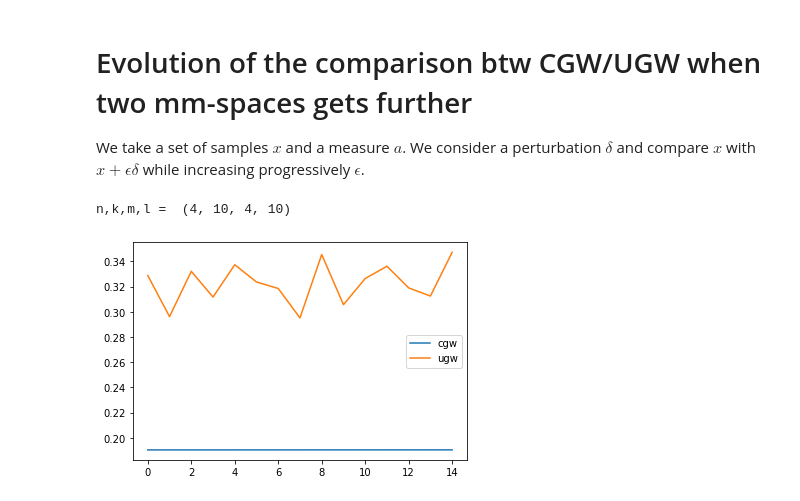
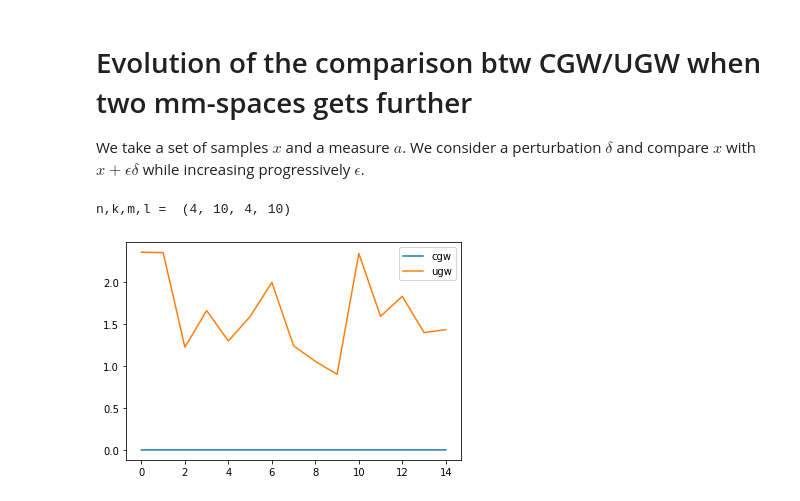
Before and after one commit to thibsej/unbalanced_gromov_wasserstein, a Jupyter notebook: conic/Conic-GW.ipynb, the cells around one changed output. Saved outputs shown, nothing was run; the diff lists cells and outputs as text; code cells hidden in the pictures.

Commit message:
Update random sampling choice

```diff
--- a/conic/Conic-GW.ipynb
+++ b/conic/Conic-GW.ipynb
@@ -82,7 +80,7 @@ Generate a conic kernel with $\tau=1$
 # %%
 tau = 1
 K = CGW_Kernel(DX,DY,R,S, tau)
-Alpha = np.random.rand( n,k, m,l )
+Alpha = np.random.exponential(scale=1.0, size=(n,k,m,l))
 print(f'Dimension of conic kernel = {apply_K(K,Alpha).shape}')
 # %% [output]
 Dimension of conic kernel = (6, 10, 6, 10)
@@ -136,7 +134,7 @@ def Solve_CGW(K, R, S, n,k,m,l, niter=10,nruns=1,verbose=True):
     CGWcost = np.zeros((niter,nruns))
     for kt in range(nruns):
         # initialize matching
-        Alpha = np.random.rand( n,k, m,l )
+        Alpha = np.random.exponential(scale=1.0, size=(n,k,m,l))
         Alpha = Alpha / np.sum(Alpha.flatten())
         H = range(niter)
         if verbose:
@@ -205,11 +209,12 @@ def Solve_UGW(DX,DY,a,b,nruns=5,verbose=True):
     a1 = torch.from_numpy(a).type(torch.FloatTensor)
     b1 = torch.from_numpy(b).type(torch.FloatTensor)
     UGWcost = np.zeros(nruns)
+    law = torch.distributions.exponential.Exponential(torch.tensor([1.0]))
     H = range(nruns)
     if verbose:
         H = pb.progressbar(H)
     for kt in H:
-        pi0 = torch.rand((n,m))
+        pi0 = law.sample((n,m)).reshape((n,m))
         pi0 = pi0/torch.sum(pi0)
 
 #         # For vanilla solver
@@ -298,16 +327,16 @@ l = 11
 
 # generate random points and metrics
 d = 2
-a = (np.random.rand(n))
-b = (np.random.rand(m))
+a = (np.random.exponential(scale=1.0, size=n))
+b = (np.random.exponential(scale=1.0, size=m))
 x = np.random.rand(d,n)
 y = np.random.rand(d,m)
 DX = distmat(x,x)
 DY = distmat(y,y)
 
 # conic kernel
-rmax = np.sqrt( np.sum(a) )
-smax = np.sqrt( np.sum(b) )
+rmax = np.sqrt( np.max(a) )
+smax = np.sqrt( np.max(b) )
 R = np.linspace(0,rmax,k)
 S = np.linspace(0,smax,l)
 K = CGW_Kernel(DX,DY,R,S)
@@ -333,38 +364,38 @@ print("n,k,m,l = ", (n,k,m,l))
 
 # generate random points and metrics
 d = 2
-a = normalize(np.random.rand(n))
-b = normalize(np.random.rand(n))
+a = (np.random.exponential(scale=1.0, size=n))
+b = a
 x = np.random.rand(d,n)
 delta = np.random.normal(size=(d,n))
 
 # Number of random runs
 niter = 7
 nruns = 20
 nsteps = 15
 eps = 0.001 * np.linspace(0,1,num=nsteps)
 val_cgw, val_ugw = np.zeros(nsteps), np.zeros(nsteps)
 
 for i in range(nsteps):
     DX = distmat(x,x)
     DY = distmat(x + eps[i] * delta, x + eps[i] * delta)
 
     # conic kernel
-    rmax = np.sqrt( np.sum(a) )
-    smax = np.sqrt( np.sum(b) )
+    rmax = np.sqrt( np.max(a) )
+    smax = np.sqrt( np.max(b) )
     R = np.linspace(0,rmax,k)
     S = np.linspace(0,smax,l)
     K = CGW_Kernel(DX,DY,R,S)
 
     # run CGW
     val_cgw[i], _ = Solve_CGW(K, R, S, n,k,m,l, niter,nruns,verbose=False)
     val_ugw[i], _ = Solve_UGW(DX,DY,a,b,nruns,verbose=False)
 
 # Plot results
 plt.plot(val_cgw, label='cgw')
 plt.plot(val_ugw, label='ugw')
 plt.legend()
 plt.show()
 # %% [output]
 n,k,m,l =  (4, 10, 4, 10)
-[figure, old version]
+[figure, new version]
```
Also changed, not shown: parts of 9 cells of this notebook.
